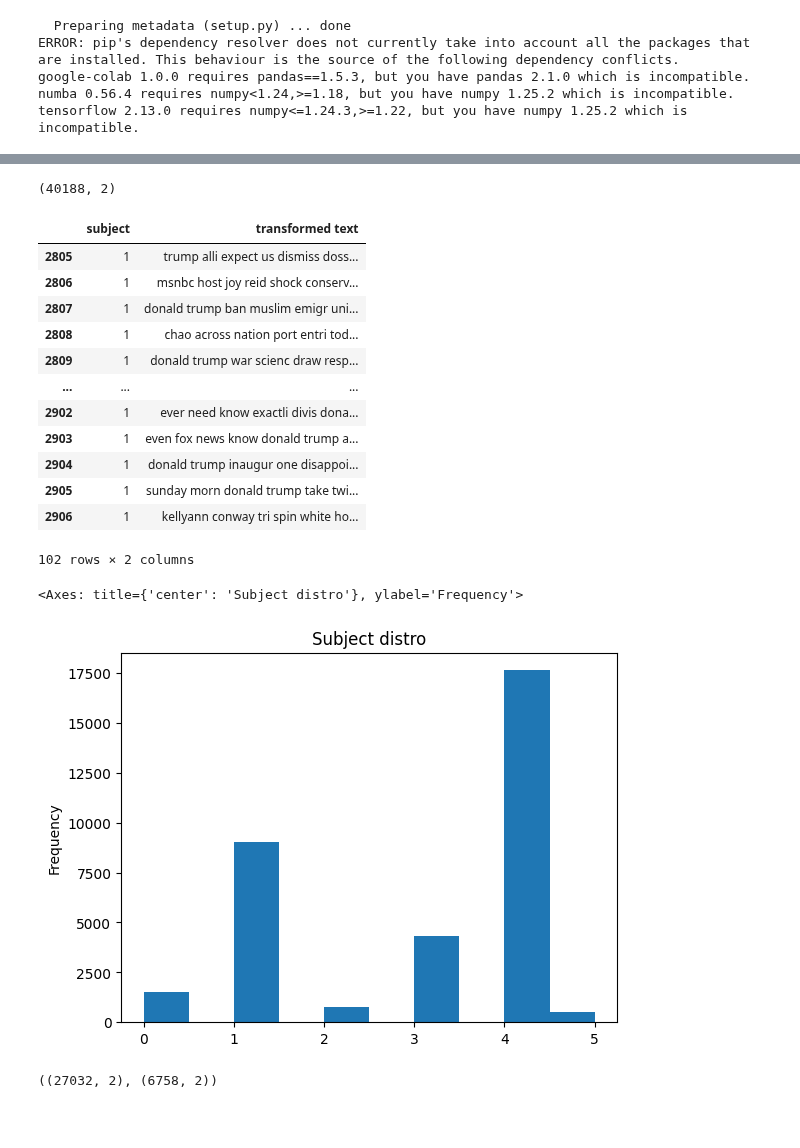
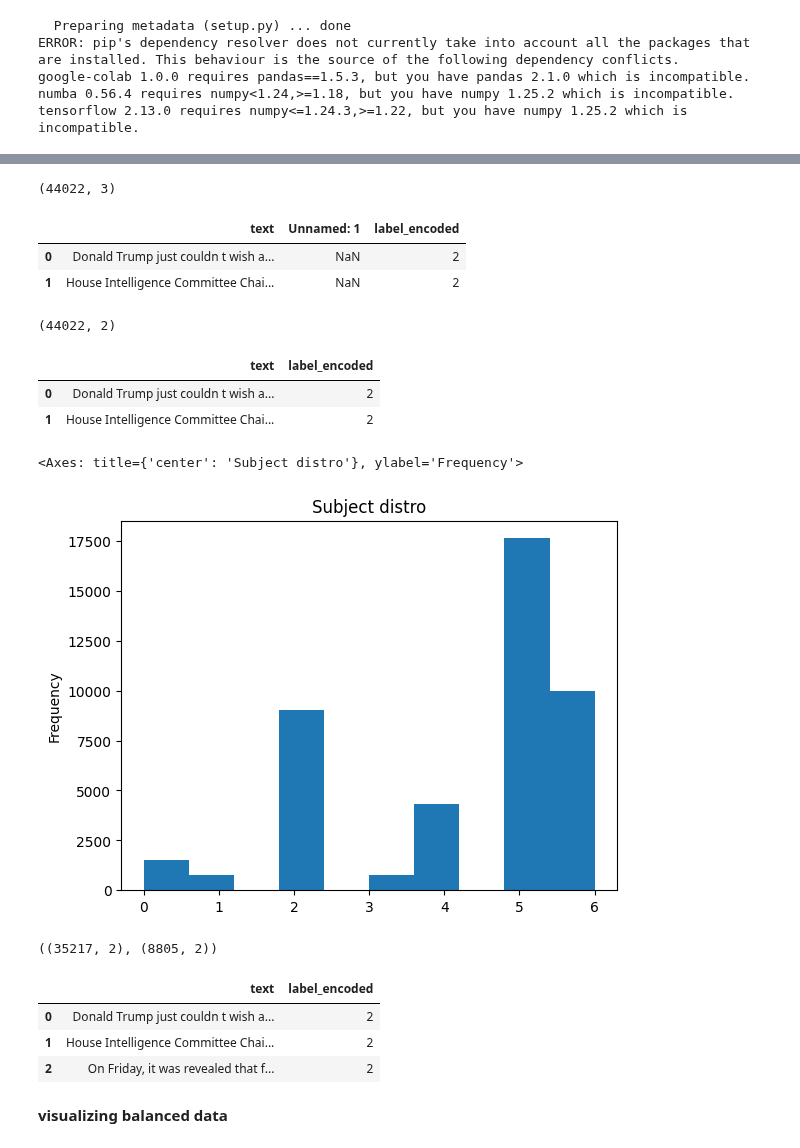
Before and after one commit to ringerH/NLP, a Jupyter notebook: Fine_tuning_BERT(multilabel_text_classification).ipynb, the cells around one changed output, grey strips where cells are left out. Cells and saved outputs as stored; diff of their text form; code cells hidden in the pictures; blank space fills up the shorter version.

```diff
--- a/Fine_tuning_BERT(multilabel_text_classification).ipynb
+++ b/Fine_tuning_BERT(multilabel_text_classification).ipynb
@@ -34,34 +41,45 @@ import numpy as np
 import pandas as pd
 from sklearn.model_selection import train_test_split
 # %%
-df=pd.read_csv('CleanedData.csv')
+df=pd.read_csv('df2.csv')
 # %%
 df.shape
 # %% [output]
-(40188, 2)
+(44022, 3)
-# %%
-df.tail(102)
-# %% [output]
-|  | subject | transformed text |
-| 2805 | 1 | trump alli expect us dismiss doss... |
-| 2806 | 1 | msnbc host joy reid shock conserv... |
-| 2807 | 1 | donald trump ban muslim emigr uni... |
-| 2808 | 1 | chao across nation port entri tod... |
-| 2809 | 1 | donald trump war scienc draw resp... |
-| ... | ... | ... |
-| 2902 | 1 | ever need know exactli divis dona... |
-| 2903 | 1 | even fox news know donald trump a... |
-| 2904 | 1 | donald trump inaugur one disappoi... |
-| 2905 | 1 | sunday morn donald trump take twi... |
-| 2906 | 1 | kellyann conway tri spin white ho... |
-102 rows × 2 columns
+# %%
+df.head(2)
+# %% [output]
+|  | text | Unnamed: 1 | label_encoded |
+| 0 | Donald Trump just couldn t wish a... | NaN | 2 |
+| 1 | House Intelligence Committee Chai... | NaN | 2 |
+# %%
+new2_df = df.drop(columns=['Unnamed: 1'])
+# %%
+new2_df.shape
+# %% [output]
+(44022, 2)
+# %%
+new2_df.head(2)
+# %% [output]
+|  | text | label_encoded |
+| 0 | Donald Trump just couldn t wish a... | 2 |
+| 1 | House Intelligence Committee Chai... | 2 |
 # %%
-df.subject.plot(kind='hist', title='Subject distro')
+new2_df.label_encoded.plot(kind='hist', title='Subject distro')
 # %% [output]
 <Axes: title={'center': 'Subject distro'}, ylabel='Frequency'>
-[figure, old version]
+[figure, new version]
 # %%
-train_df, valid_df = train_test_split(df, random_state=42, train_size=0.8, test_size=0.2)
+train_df, valid_df = train_test_split(new2_df, random_state=42, train_size=0.8, test_size=0.2, stratify=new2_df['label_encoded'])
 train_df.shape, valid_df.shape
 # %% [output]
-((27032, 2), (6758, 2))
+((35217, 2), (8805, 2))
+# %%
+new2_df.head(3)
+# %% [output]
+|  | text | label_encoded |
+| 0 | Donald Trump just couldn t wish a... | 2 |
+| 1 | House Intelligence Committee Chai... | 2 |
+| 2 | On Friday, it was revealed that f... | 2 |
+# %% [markdown]
+**visualizing balanced data**
```
Also changed, not shown: parts of 40 cells of this notebook.
